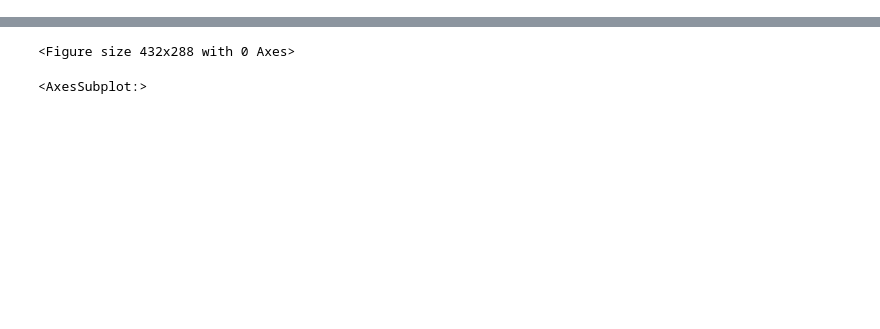
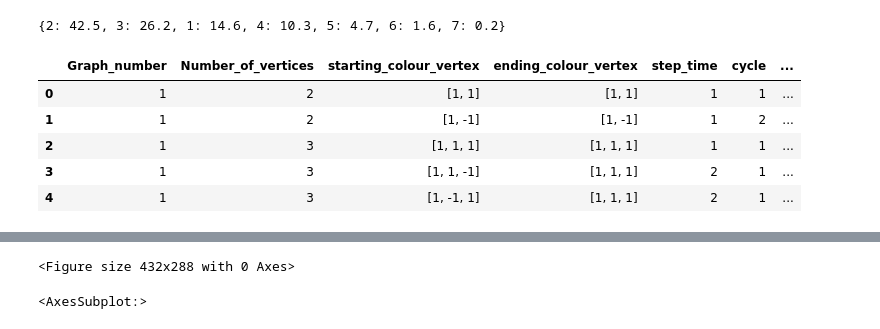
Before and after one commit to Sanskar-16/capstone, a Jupyter notebook: code/analysis.ipynb, the cells around one changed output, grey strips where cells are left out. Drawn from its saved outputs; the diff is of its cells as text; code cells hidden in the pictures; blank space fills up the shorter version.

```diff
--- a/code/analysis.ipynb
+++ b/code/analysis.ipynb
@@ -63,0 +66,18 @@ Name: step, dtype: float64
+# %%
+step_time_value_counts_percent = dict(df.step_time.value_counts(normalize=True) * 100)
+for k, v in step_time_value_counts_percent.items():
+    step_time_value_counts_percent[k] = round(v, 1)
+
+print(step_time_value_counts_percent)
+# %% [output]
+{2: 42.5, 3: 26.2, 1: 14.6, 4: 10.3, 5: 4.7, 6: 1.6, 7: 0.2}
+# %%
+df['percent'] = df['step_time'].map(step_time_value_counts_percent)
+df.head()
+# %% [output]
+|  | Graph_number | Number_of_vertices | starting_colour_vertex | ending_colour_vertex | step_time | cycle | ... |
+| 0 | 1 | 2 | [1, 1] | [1, 1] | 1 | 1 | ... |
+| 1 | 1 | 2 | [1, -1] | [1, -1] | 1 | 2 | ... |
+| 2 | 1 | 3 | [1, 1, 1] | [1, 1, 1] | 1 | 1 | ... |
+| 3 | 1 | 3 | [1, 1, -1] | [1, 1, 1] | 2 | 1 | ... |
+| 4 | 1 | 3 | [1, -1, 1] | [1, 1, 1] | 2 | 1 | ... |
```
Also changed, not shown: parts of 24 cells of this notebook, 1 other file.
